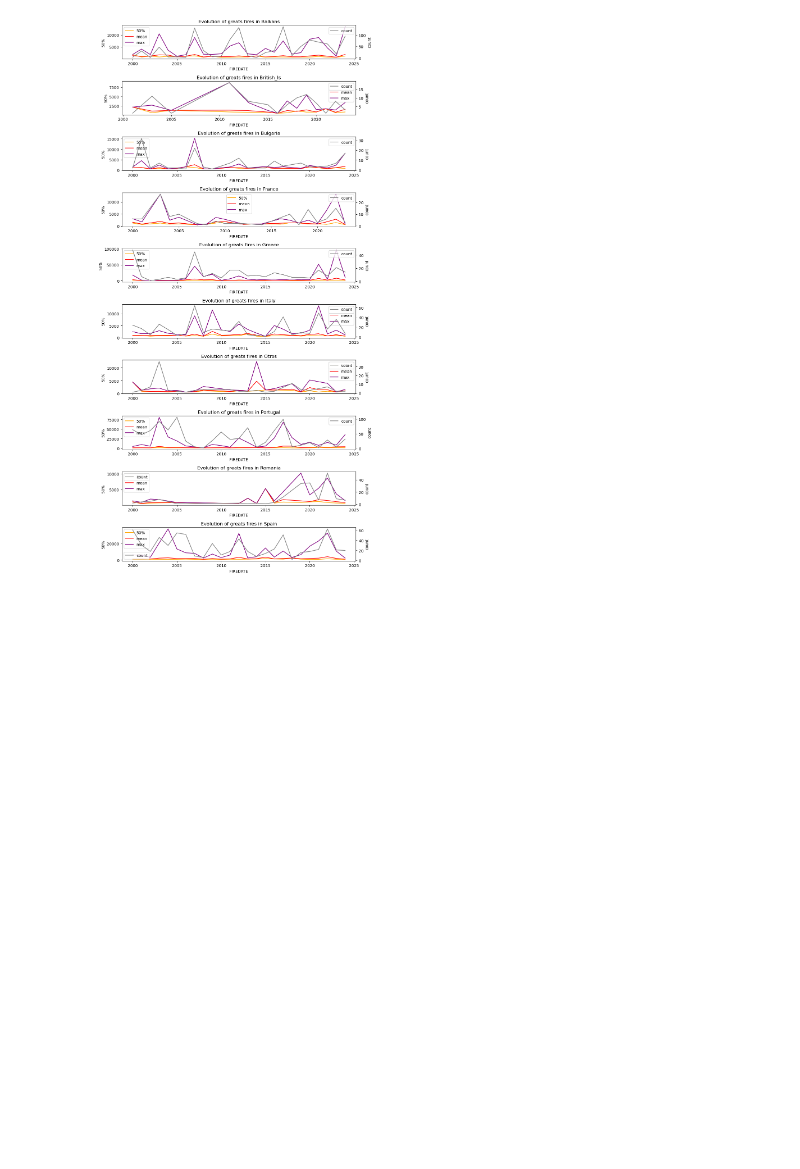
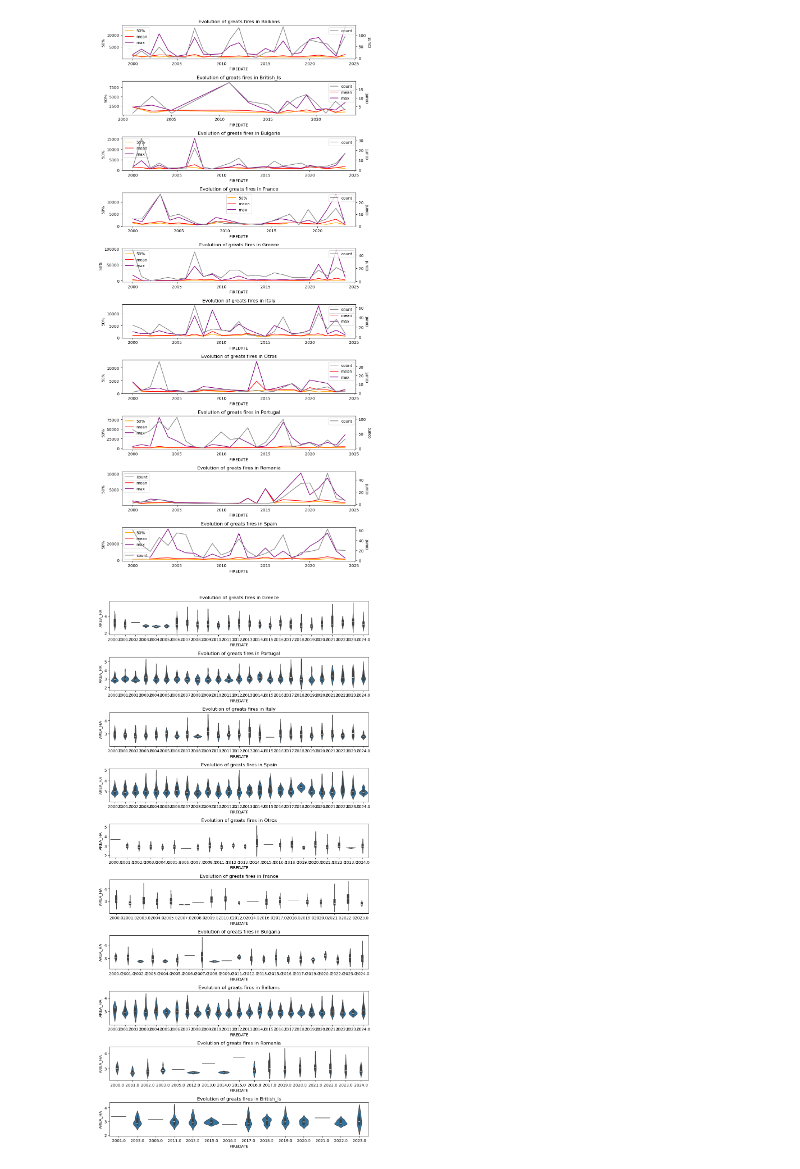
Before and after one commit to vrieraj/EDA_EFFIS, a Jupyter notebook: EDA_EFFIS.ipynb, the cells around one changed output. Saved outputs shown, nothing was run; the diff lists cells and outputs as text; code cells hidden in the pictures; blank space fills up the shorter version.

```diff
--- a/EDA_EFFIS.ipynb
+++ b/EDA_EFFIS.ipynb
@@ -646,3 +646,17 @@ def pinta_catlines(df, cat, medida):
 pinta_catlines(median_size, 'GIF_GROUP', ['50%','mean','max','count'])
 # %% [output]
 [figure]
+# %%
+def pinta_catviolin(df, cat):
+    variables = df[cat].unique()
+    fig, axs = plt.subplots(len(variables),1, figsize=(10,20))
+
+    for index, variable in enumerate(variables):
+        filtro = df[df[cat] == variable]
+        sns.violinplot(filtro, x=filtro.FIREDATE.dt.year, y=np.log10(effis.AREA_HA), ax=axs[index])
+        axs[index].set_title(f'Evolution of greats fires in {variable}')
+    fig.tight_layout()
+
+pinta_catviolin(effis, 'GIF_GROUP')
+# %% [output]
+[figure, added]
```
Also changed, not shown: parts of 1 cell of this notebook.
